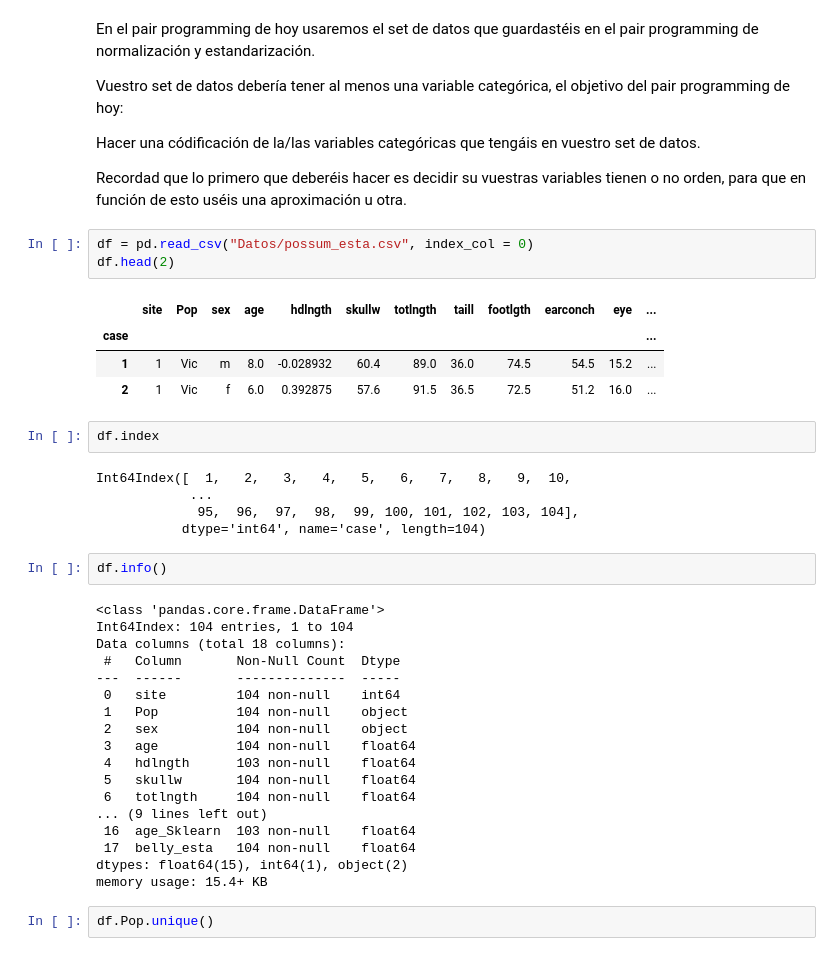
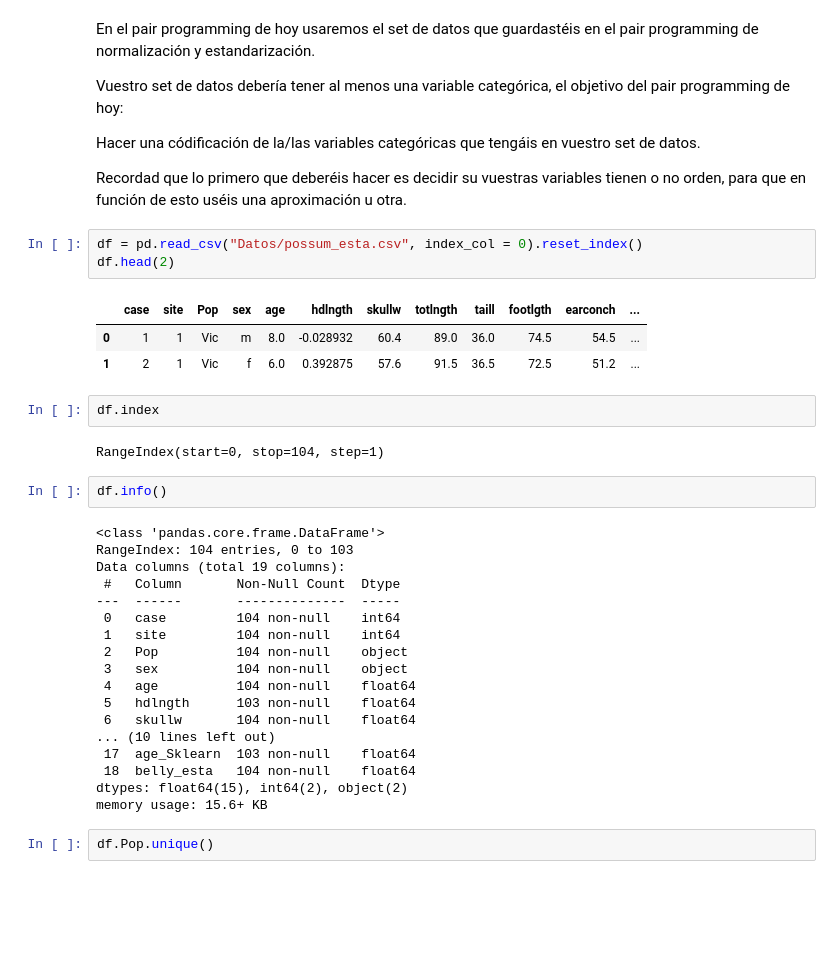
Before and after one commit to Adalab/Da-promoB-Modulo-3-Sprint-1-Lucia-Natalia, a Jupyter notebook: Pair-Programming-Modulo3-Sprint1-Encoding.ipynb, the cells around one changed output. Saved outputs shown, nothing was run; the diff lists cells and outputs as text; blank space fills up the shorter version.

```diff
--- a/Pair-Programming-Modulo3-Sprint1-Encoding.ipynb
+++ b/Pair-Programming-Modulo3-Sprint1-Encoding.ipynb
@@ -15,40 +15,36 @@ Hacer una códificación de la/las variables categóricas que tengáis en vuestr
 
 Recordad que lo primero que deberéis hacer es decidir su vuestras variables tienen o no orden, para que en función de esto uséis una aproximación u otra.
 # %%
-df = pd.read_csv("Datos/possum_esta.csv", index_col = 0)
+df = pd.read_csv("Datos/possum_esta.csv", index_col = 0).reset_index()
 df.head(2)
 # %% [output]
-|  | site | Pop | sex | age | hdlngth | skullw | totlngth | taill | footlgth | earconch | eye | ... |
-| case |  |  |  |  |  |  |  |  |  |  |  | ... |
-| 1 | 1 | Vic | m | 8.0 | -0.028932 | 60.4 | 89.0 | 36.0 | 74.5 | 54.5 | 15.2 | ... |
-| 2 | 1 | Vic | f | 6.0 | 0.392875 | 57.6 | 91.5 | 36.5 | 72.5 | 51.2 | 16.0 | ... |
+|  | case | site | Pop | sex | age | hdlngth | skullw | totlngth | taill | footlgth | earconch | ... |
+| 0 | 1 | 1 | Vic | m | 8.0 | -0.028932 | 60.4 | 89.0 | 36.0 | 74.5 | 54.5 | ... |
+| 1 | 2 | 1 | Vic | f | 6.0 | 0.392875 | 57.6 | 91.5 | 36.5 | 72.5 | 51.2 | ... |
 # %%
 df.index
 # %% [output]
-Int64Index([  1,   2,   3,   4,   5,   6,   7,   8,   9,  10,
-            ...
-             95,  96,  97,  98,  99, 100, 101, 102, 103, 104],
-           dtype='int64', name='case', length=104)
+RangeIndex(start=0, stop=104, step=1)
 # %%
 df.info()
 # %% [output]
 <class 'pandas.core.frame.DataFrame'>
-Int64Index: 104 entries, 1 to 104
-Data columns (total 18 columns):
+RangeIndex: 104 entries, 0 to 103
+Data columns (total 19 columns):
  #   Column       Non-Null Count  Dtype
 ---  ------       --------------  -----
- 0   site         104 non-null    int64
- 1   Pop          104 non-null    object
- 2   sex          104 non-null    object
- 3   age          104 non-null    float64
- 4   hdlngth      103 non-null    float64
- 5   skullw       104 non-null    float64
- 6   totlngth     104 non-null    float64
-... (9 lines left out)
- 16  age_Sklearn  103 non-null    float64
- 17  belly_esta   104 non-null    float64
-dtypes: float64(15), int64(1), object(2)
-memory usage: 15.4+ KB
+ 0   case         104 non-null    int64
+ 1   site         104 non-null    int64
+ 2   Pop          104 non-null    object
+ 3   sex          104 non-null    object
+ 4   age          104 non-null    float64
+ 5   hdlngth      103 non-null    float64
+ 6   skullw       104 non-null    float64
+... (10 lines left out)
+ 17  age_Sklearn  103 non-null    float64
+ 18  belly_esta   104 non-null    float64
+dtypes: float64(15), int64(2), object(2)
+memory usage: 15.6+ KB
 # %%
 df.Pop.unique()
 # %% [output]
```
Also changed, not shown: parts of 7 cells of this notebook, 3 other files.
